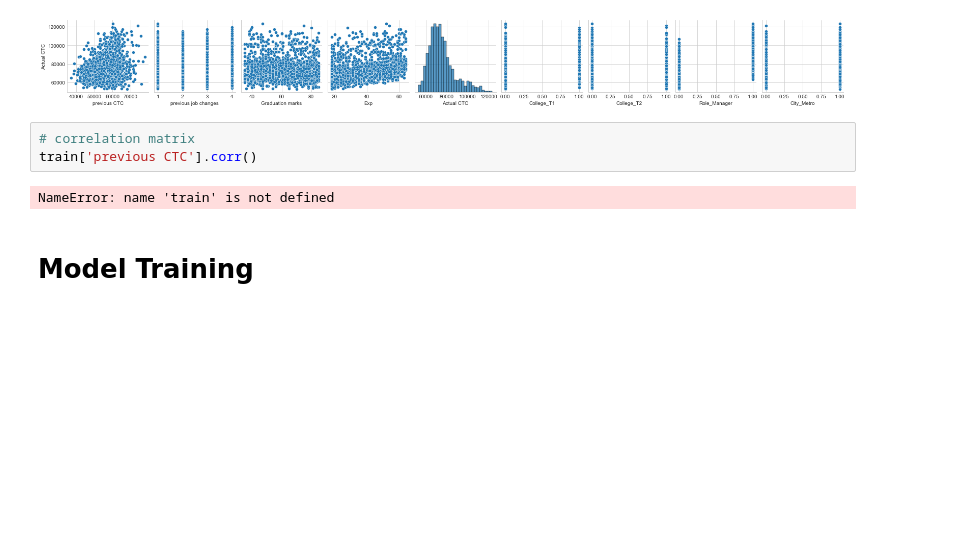
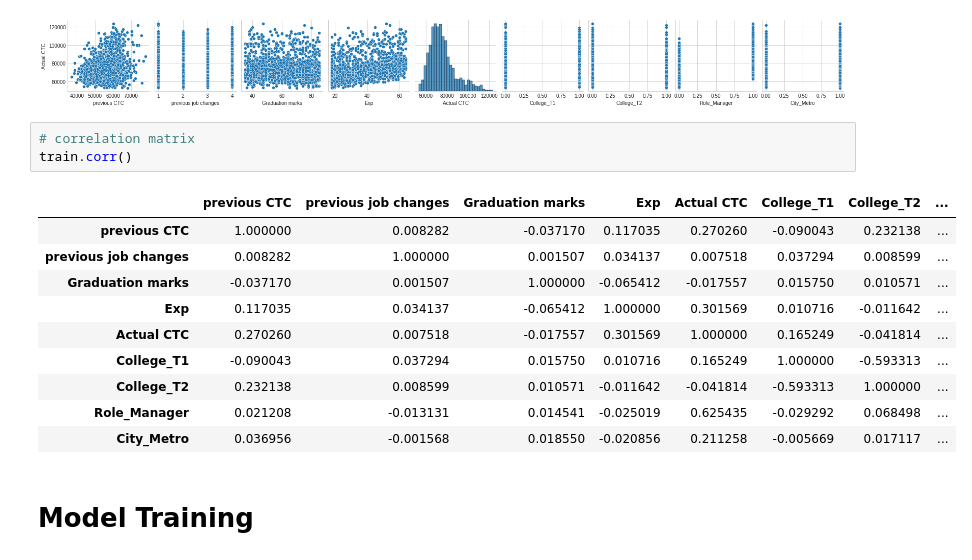
Before and after one commit to abhinavbhandar/machine-learning, a Jupyter notebook: Task1.ipynb, the cells around one changed output. Saved outputs shown, nothing was run; the diff lists cells and outputs as text; blank space fills up the shorter version.

```diff
--- a/Task1.ipynb
+++ b/Task1.ipynb
@@ -262,9 +262,18 @@ sns.pairplot(train,y_vars='Actual CTC')
 [figure]
 # %%
 # correlation matrix
-train['previous CTC'].corr()
+train.corr()
 # %% [output]
-NameError: name 'train' is not defined
+|  | previous CTC | previous job changes | Graduation marks | Exp | Actual CTC | College_T1 | College_T2 | ... |
+| previous CTC | 1.000000 | 0.008282 | -0.037170 | 0.117035 | 0.270260 | -0.090043 | 0.232138 | ... |
+| previous job changes | 0.008282 | 1.000000 | 0.001507 | 0.034137 | 0.007518 | 0.037294 | 0.008599 | ... |
+| Graduation marks | -0.037170 | 0.001507 | 1.000000 | -0.065412 | -0.017557 | 0.015750 | 0.010571 | ... |
+| Exp | 0.117035 | 0.034137 | -0.065412 | 1.000000 | 0.301569 | 0.010716 | -0.011642 | ... |
+| Actual CTC | 0.270260 | 0.007518 | -0.017557 | 0.301569 | 1.000000 | 0.165249 | -0.041814 | ... |
+| College_T1 | -0.090043 | 0.037294 | 0.015750 | 0.010716 | 0.165249 | 1.000000 | -0.593313 | ... |
+| College_T2 | 0.232138 | 0.008599 | 0.010571 | -0.011642 | -0.041814 | -0.593313 | 1.000000 | ... |
+| Role_Manager | 0.021208 | -0.013131 | 0.014541 | -0.025019 | 0.625435 | -0.029292 | 0.068498 | ... |
+| City_Metro | 0.036956 | -0.001568 | 0.018550 | -0.020856 | 0.211258 | -0.005669 | 0.017117 | ... |
 # %% [markdown]
 # Model Training
 # %%
```
Also changed, not shown: parts of 3 cells of this notebook.
